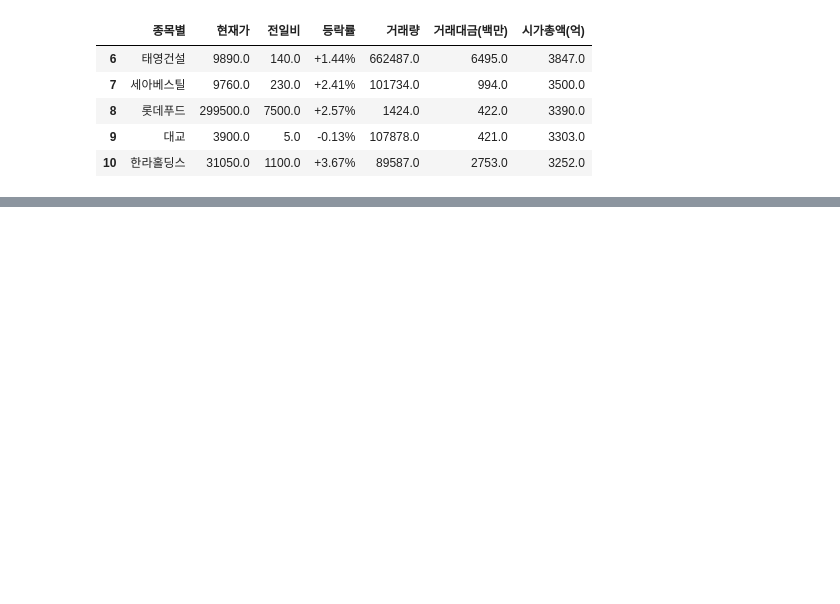
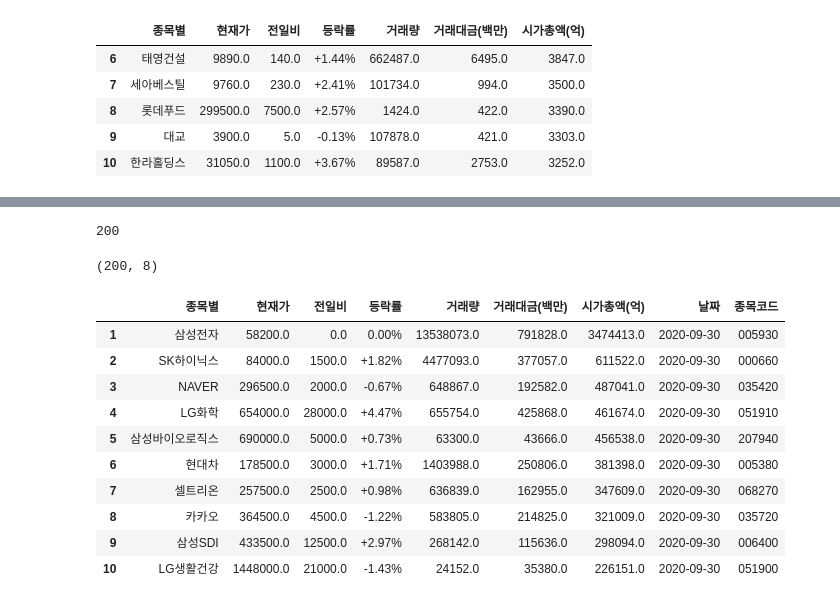
Before and after one commit to corazzon/web_scraping, a Jupyter notebook: 네이버증권/naver_finance_KPI200.ipynb, the cells around one changed output, grey strips where cells are left out. Drawn from its saved outputs; the diff is of its cells as text; code cells hidden in the pictures; blank space fills up the shorter version.

```diff
--- a/네이버증권/naver_finance_KPI200.ipynb
+++ b/네이버증권/naver_finance_KPI200.ipynb
@@ -101,0 +136,5 @@ df.tail(10)
+# %%
+href_list = []
+for a_tag in a_tags[:10]:
+    href = a_tag["href"].split("=")[-1]
+    href_list.append(href)
@@ -101,0 +154,13 @@ df.tail(10)
+# %%
+def get_item_code(page_no):
+    url = f"https://finance.naver.com/sise/entryJongmok.nhn?&page={page_no}"
+    response = requests.get(url)
+    html = bs(response.text, "lxml")
+    a_tags = html.select("table > tr > td > a")
+    a_tags[:10]
+
+    href_list = []
+    for a_tag in a_tags[:10]:
+        href = a_tag["href"].split("=")[-1]
+        href_list.append(href)
+    return href_list
@@ -101,0 +180,29 @@ df.tail(10)
+# %%
+item_code_list = []
+for page_no in range(1, 21):
+    item_code_10 = get_item_code(page_no)
+    item_code_list.extend(item_code_10)
+# %%
+len(item_code_list)
+# %% [output]
+200
+# %%
+df.shape
+# %% [output]
+(200, 8)
+# %%
+df["종목코드"] = item_code_list
+# %%
+df.head(10)
+# %% [output]
+|  | 종목별 | 현재가 | 전일비 | 등락률 | 거래량 | 거래대금(백만) | 시가총액(억) | 날짜 | 종목코드 |
+| 1 | 삼성전자 | 58200.0 | 0.0 | 0.00% | 13538073.0 | 791828.0 | 3474413.0 | 2020-09-30 | 005930 |
+| 2 | SK하이닉스 | 84000.0 | 1500.0 | +1.82% | 4477093.0 | 377057.0 | 611522.0 | 2020-09-30 | 000660 |
+| 3 | NAVER | 296500.0 | 2000.0 | -0.67% | 648867.0 | 192582.0 | 487041.0 | 2020-09-30 | 035420 |
+| 4 | LG화학 | 654000.0 | 28000.0 | +4.47% | 655754.0 | 425868.0 | 461674.0 | 2020-09-30 | 051910 |
+| 5 | 삼성바이오로직스 | 690000.0 | 5000.0 | +0.73% | 63300.0 | 43666.0 | 456538.0 | 2020-09-30 | 207940 |
+| 6 | 현대차 | 178500.0 | 3000.0 | +1.71% | 1403988.0 | 250806.0 | 381398.0 | 2020-09-30 | 005380 |
+| 7 | 셀트리온 | 257500.0 | 2500.0 | +0.98% | 636839.0 | 162955.0 | 347609.0 | 2020-09-30 | 068270 |
+| 8 | 카카오 | 364500.0 | 4500.0 | -1.22% | 583805.0 | 214825.0 | 321009.0 | 2020-09-30 | 035720 |
+| 9 | 삼성SDI | 433500.0 | 12500.0 | +2.97% | 268142.0 | 115636.0 | 298094.0 | 2020-09-30 | 006400 |
+| 10 | LG생활건강 | 1448000.0 | 21000.0 | -1.43% | 24152.0 | 35380.0 | 226151.0 | 2020-09-30 | 051900 |
```
Also changed, not shown: parts of 15 cells of this notebook.
